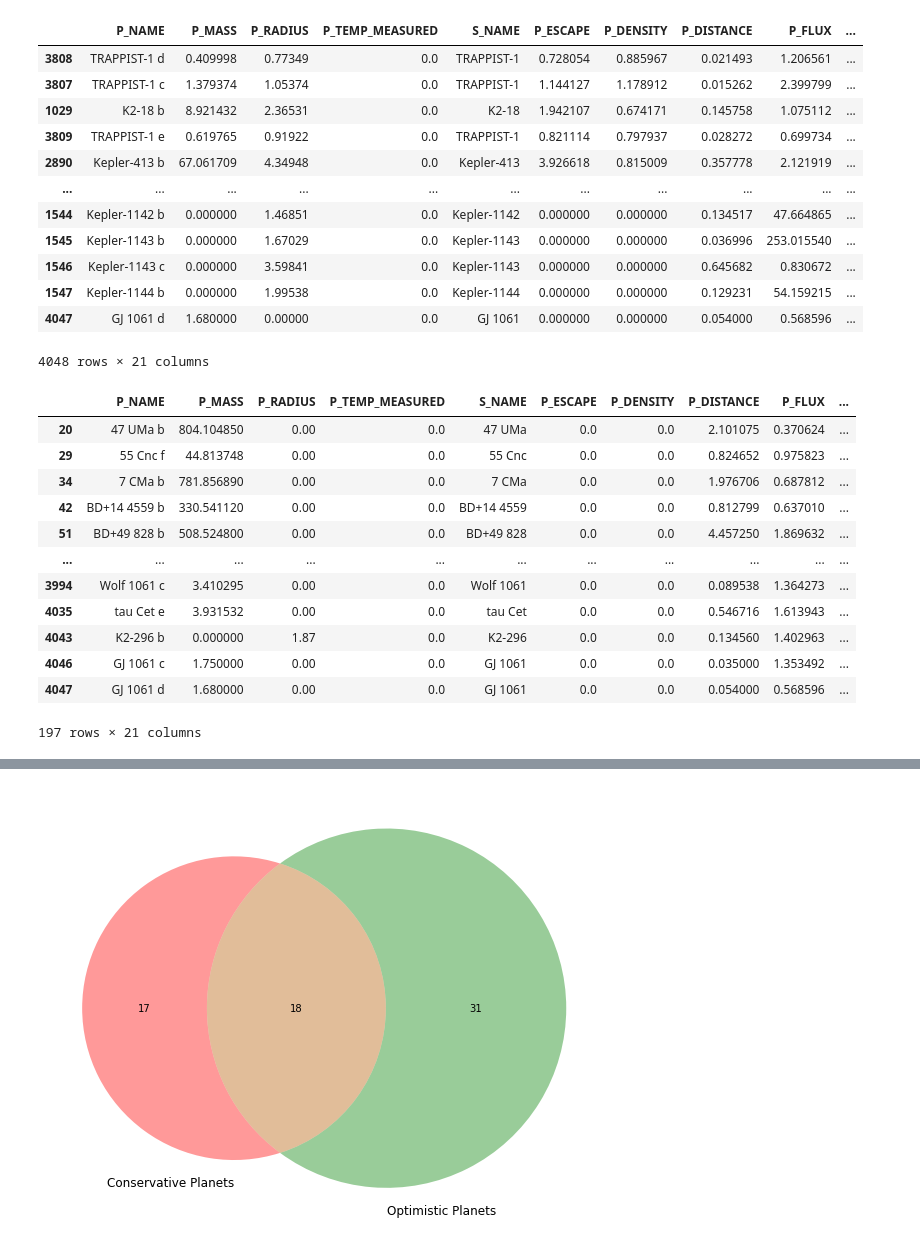
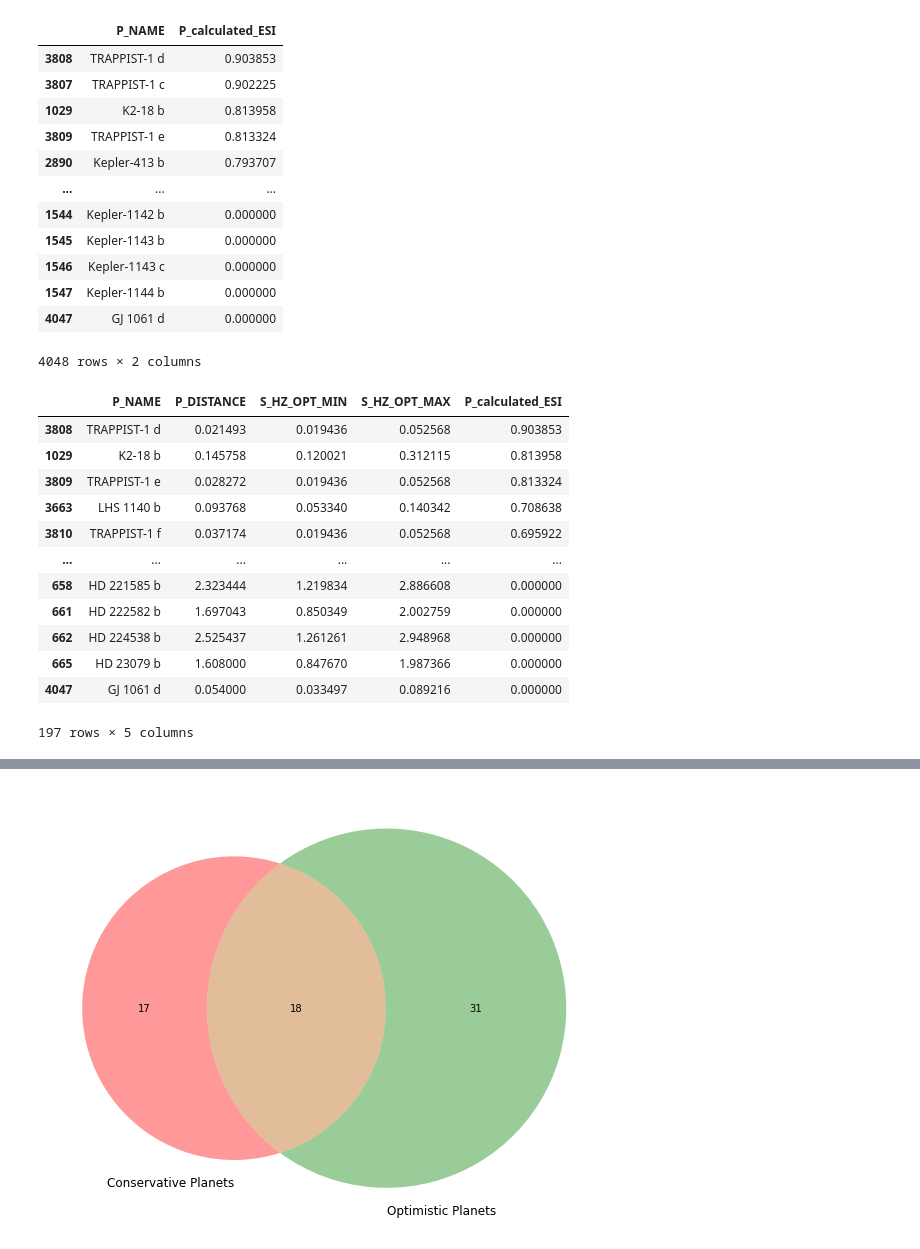
Before and after one commit to Saahil87/2021Fall_finals, a Jupyter notebook: visualizations.ipynb, the cells around one changed output, grey strips where cells are left out. Saved outputs shown, nothing was run; the diff lists cells and outputs as text; code cells hidden in the pictures.

```diff
--- a/visualizations.ipynb
+++ b/visualizations.ipynb
@@ -11,36 +25,40 @@ import matplotlib.patches as mpatches
 # %%
 all_exoplanets_with_esi = da.calculate_ESI(
     da.create_exoplanets_catalog(".\\data\\phl_exoplanet_catalog.csv")
 )
-all_exoplanets_with_esi.sort_values(by=['P_calculated_ESI'], ascending=False)
+all_exoplanets_with_esi[['P_NAME','P_calculated_ESI']].sort_values(by=['P_calculated_ESI'], ascending=False)
 # %% [output]
-|  | P_NAME | P_MASS | P_RADIUS | P_TEMP_MEASURED | S_NAME | P_ESCAPE | P_DENSITY | P_DISTANCE | P_FLUX | ... |
-| 3808 | TRAPPIST-1 d | 0.409998 | 0.77349 | 0.0 | TRAPPIST-1 | 0.728054 | 0.885967 | 0.021493 | 1.206561 | ... |
-| 3807 | TRAPPIST-1 c | 1.379374 | 1.05374 | 0.0 | TRAPPIST-1 | 1.144127 | 1.178912 | 0.015262 | 2.399799 | ... |
-| 1029 | K2-18 b | 8.921432 | 2.36531 | 0.0 | K2-18 | 1.942107 | 0.674171 | 0.145758 | 1.075112 | ... |
-| 3809 | TRAPPIST-1 e | 0.619765 | 0.91922 | 0.0 | TRAPPIST-1 | 0.821114 | 0.797937 | 0.028272 | 0.699734 | ... |
-| 2890 | Kepler-413 b | 67.061709 | 4.34948 | 0.0 | Kepler-413 | 3.926618 | 0.815009 | 0.357778 | 2.121919 | ... |
-| ... | ... | ... | ... | ... | ... | ... | ... | ... | ... | ... |
-| 1544 | Kepler-1142 b | 0.000000 | 1.46851 | 0.0 | Kepler-1142 | 0.000000 | 0.000000 | 0.134517 | 47.664865 | ... |
-| 1545 | Kepler-1143 b | 0.000000 | 1.67029 | 0.0 | Kepler-1143 | 0.000000 | 0.000000 | 0.036996 | 253.015540 | ... |
-| 1546 | Kepler-1143 c | 0.000000 | 3.59841 | 0.0 | Kepler-1143 | 0.000000 | 0.000000 | 0.645682 | 0.830672 | ... |
-| 1547 | Kepler-1144 b | 0.000000 | 1.99538 | 0.0 | Kepler-1144 | 0.000000 | 0.000000 | 0.129231 | 54.159215 | ... |
-| 4047 | GJ 1061 d | 1.680000 | 0.00000 | 0.0 | GJ 1061 | 0.000000 | 0.000000 | 0.054000 | 0.568596 | ... |
+|  | P_NAME | P_calculated_ESI |
+| 3808 | TRAPPIST-1 d | 0.903853 |
+| 3807 | TRAPPIST-1 c | 0.902225 |
+| 1029 | K2-18 b | 0.813958 |
+| 3809 | TRAPPIST-1 e | 0.813324 |
+| 2890 | Kepler-413 b | 0.793707 |
+| ... | ... | ... |
+| 1544 | Kepler-1142 b | 0.000000 |
+| 1545 | Kepler-1143 b | 0.000000 |
+| 1546 | Kepler-1143 c | 0.000000 |
+| 1547 | Kepler-1144 b | 0.000000 |
+| 4047 | GJ 1061 d | 0.000000 |
-4048 rows × 21 columns
+4048 rows × 2 columns
 # %%
 planets_in_habitable_zone = da.get_habitable_zone_planets(all_exoplanets_with_esi)
-planets_in_habitable_zone
+planets_in_habitable_zone[['P_NAME',
+                           'P_DISTANCE',
+                           'S_HZ_OPT_MIN',
+                           'S_HZ_OPT_MAX',
+                           'P_calculated_ESI']].sort_values(by=['P_calculated_ESI'], ascending=False)
 # %% [output]
-|  | P_NAME | P_MASS | P_RADIUS | P_TEMP_MEASURED | S_NAME | P_ESCAPE | P_DENSITY | P_DISTANCE | P_FLUX | ... |
-| 20 | 47 UMa b | 804.104850 | 0.00 | 0.0 | 47 UMa | 0.0 | 0.0 | 2.101075 | 0.370624 | ... |
-| 29 | 55 Cnc f | 44.813748 | 0.00 | 0.0 | 55 Cnc | 0.0 | 0.0 | 0.824652 | 0.975823 | ... |
-| 34 | 7 CMa b | 781.856890 | 0.00 | 0.0 | 7 CMa | 0.0 | 0.0 | 1.976706 | 0.687812 | ... |
-| 42 | BD+14 4559 b | 330.541120 | 0.00 | 0.0 | BD+14 4559 | 0.0 | 0.0 | 0.812799 | 0.637010 | ... |
-| 51 | BD+49 828 b | 508.524800 | 0.00 | 0.0 | BD+49 828 | 0.0 | 0.0 | 4.457250 | 1.869632 | ... |
-| ... | ... | ... | ... | ... | ... | ... | ... | ... | ... | ... |
-| 3994 | Wolf 1061 c | 3.410295 | 0.00 | 0.0 | Wolf 1061 | 0.0 | 0.0 | 0.089538 | 1.364273 | ... |
-| 4035 | tau Cet e | 3.931532 | 0.00 | 0.0 | tau Cet | 0.0 | 0.0 | 0.546716 | 1.613943 | ... |
-| 4043 | K2-296 b | 0.000000 | 1.87 | 0.0 | K2-296 | 0.0 | 0.0 | 0.134560 | 1.402963 | ... |
-| 4046 | GJ 1061 c | 1.750000 | 0.00 | 0.0 | GJ 1061 | 0.0 | 0.0 | 0.035000 | 1.353492 | ... |
-| 4047 | GJ 1061 d | 1.680000 | 0.00 | 0.0 | GJ 1061 | 0.0 | 0.0 | 0.054000 | 0.568596 | ... |
+|  | P_NAME | P_DISTANCE | S_HZ_OPT_MIN | S_HZ_OPT_MAX | P_calculated_ESI |
+| 3808 | TRAPPIST-1 d | 0.021493 | 0.019436 | 0.052568 | 0.903853 |
+| 1029 | K2-18 b | 0.145758 | 0.120021 | 0.312115 | 0.813958 |
+| 3809 | TRAPPIST-1 e | 0.028272 | 0.019436 | 0.052568 | 0.813324 |
+| 3663 | LHS 1140 b | 0.093768 | 0.053340 | 0.140342 | 0.708638 |
+| 3810 | TRAPPIST-1 f | 0.037174 | 0.019436 | 0.052568 | 0.695922 |
+| ... | ... | ... | ... | ... | ... |
+| 658 | HD 221585 b | 2.323444 | 1.219834 | 2.886608 | 0.000000 |
+| 661 | HD 222582 b | 1.697043 | 0.850349 | 2.002759 | 0.000000 |
+| 662 | HD 224538 b | 2.525437 | 1.261261 | 2.948968 | 0.000000 |
+| 665 | HD 23079 b | 1.608000 | 0.847670 | 1.987366 | 0.000000 |
+| 4047 | GJ 1061 d | 0.054000 | 0.033497 | 0.089216 | 0.000000 |
-197 rows × 21 columns
+197 rows × 5 columns
```
Also changed, not shown: parts of 16 cells of this notebook.
